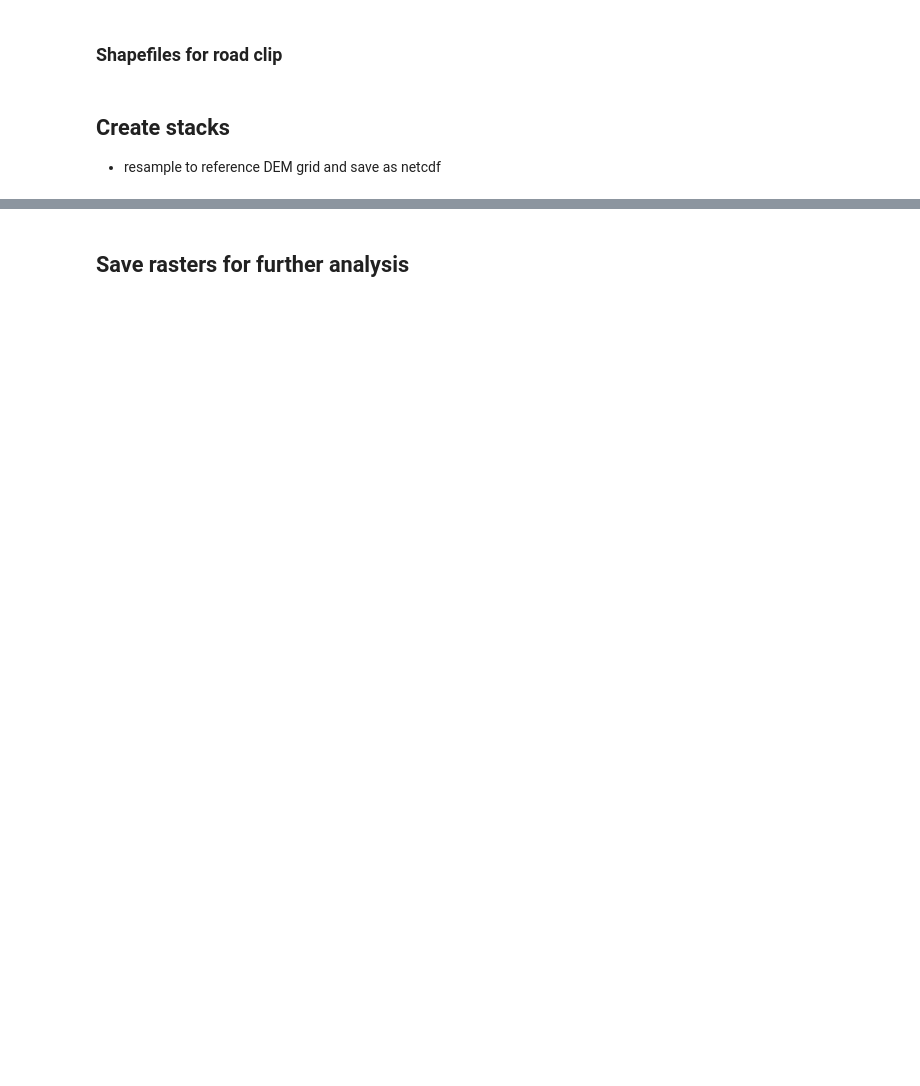
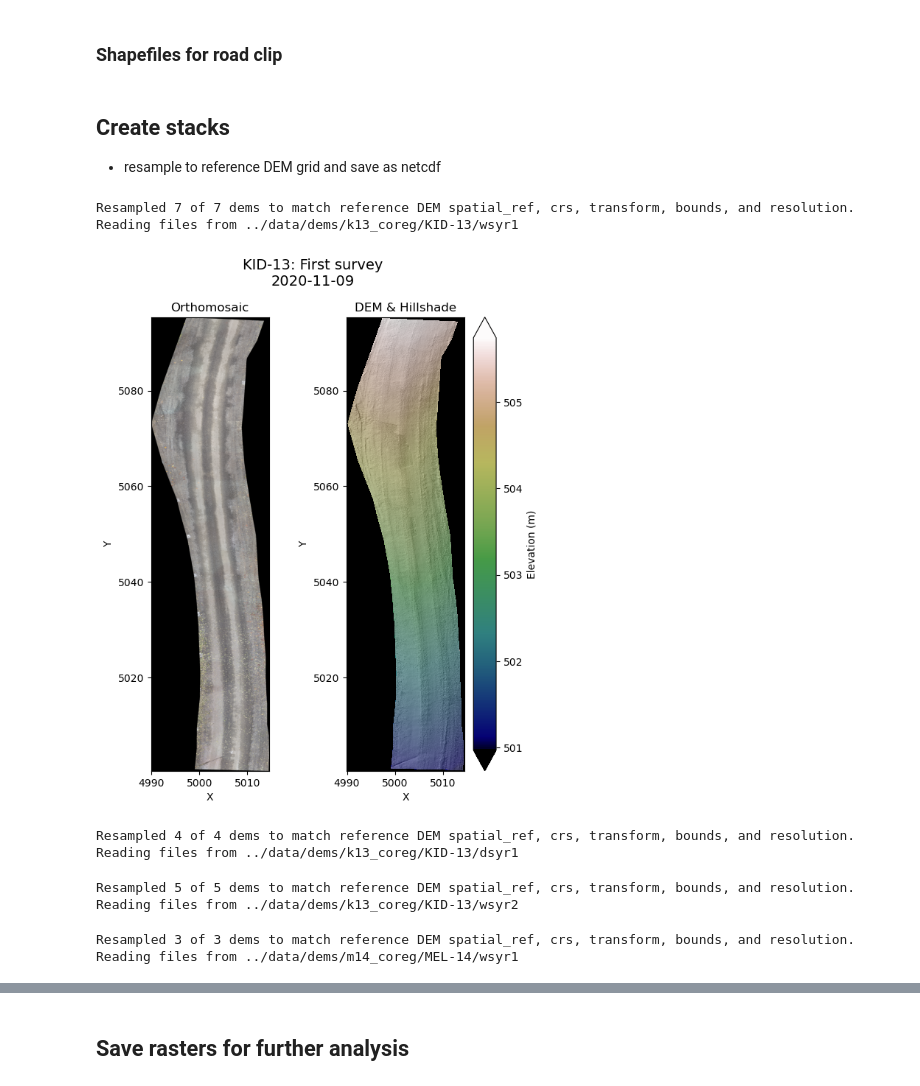
Before and after one commit to amanaster2/micro_diff, a Jupyter notebook: notebooks/raster_analysis.ipynb, the cells around one changed output, grey strips where cells are left out. Saved outputs shown, nothing was run; the diff lists cells and outputs as text; code cells hidden in the pictures; blank space fills up the shorter version.

Commit message:
Added orthomosaics; added hillshades; commented out LiDAR dataset code

```diff
--- a/notebooks/raster_analysis.ipynb
+++ b/notebooks/raster_analysis.ipynb
@@ -51,3 +47,6 @@ m14_wsyr1_dem_files, m14_dsyr1_dem_files, m14_wsyr2_dem_files
+# %%
+k13_ortho1 = '/home/adalvis/github/micro_diff/data/orthomosaics/k13/k13_20201109_ortho.tif'
+m14_ortho1 = '/home/adalvis/github/micro_diff/data/orthomosaics/m14/m14_20201203_ortho.tif'
 # %% [markdown]
 ## Select analysis ready data
 - Assuming SfM and lidar collected on the same date are only used for validation of the SfM data
@@ -91,3 +54,13 @@ dsm_files_m14_wsyr2 = ['../data/dems/m14_coreg/MEL-14/wsyr2/m14_20220309_lidar_c
+# %%
+# KID-13
+dsm_files_k13_wsyr1 = k13_wsyr1_dem_files
+dsm_files_k13_dsyr1 = k13_dsyr1_dem_files
+dsm_files_k13_wsyr2 = k13_wsyr2_dem_files
+
+# MEL-14
+dsm_files_m14_wsyr1 = m14_wsyr1_dem_files
+dsm_files_m14_dsyr1 = m14_dsyr1_dem_files
+dsm_files_m14_wsyr2 = m14_wsyr2_dem_files
 # %% [markdown]
 ## Parse time stamps
 # %% [markdown]
@@ -186,6 +223,44 @@ ds_k13_wsyr1 = gtsa.io.xr_stack_geotifs(
 )
 
 ds_k13_wsyr1 = ds_k13_wsyr1.rio.clip(k13_mask_gdf["geometry"])
+# %% [output]
+Resampled 7 of 7 dems to match reference DEM spatial_ref, crs, transform, bounds, and resolution.
+Reading files from ../data/dems/k13_coreg/KID-13/wsyr1
+# %%
+k13_ortho = rio.open_rasterio(k13_ortho1).squeeze()
+# k13_ortho.rio.write_crs(k13_crs, inplace=True)
+k13_ortho_clip = k13_ortho.rio.clip(k13_mask_gdf.geometry)
+
+k13_img = np.dstack((k13_ortho_clip[0], k13_ortho_clip[1], k13_ortho_clip[2]))
+# %%
+dem_ds = gdal.Open('../data/dems/k13_coreg/KID-13/wsyr1/k13_20201110_sfm_coreg.tif')
+dem_ds = gdal.Warp('', dem_ds, cropToCutline=True, cutlineDSName='../data/vectors/kid_mask/roadClip/KID13_roadClip.shp', format='MEM')
+#Specify the type of product we want (e.g., hillshade, slope, aspect) - see gdaldem doc for list of avaiable options
+producttype = 'hillshade'
+#Create a GDAL hillshade dataset in memory
+hs_ds = gdal.DEMProcessing('', dem_ds, 'hillshade', zFactor=2, format='MEM')
+#Read the dataset as a NumPy array
+hs = hs_ds.ReadAsArray()
+hs_mask = np.ma.masked_values(hs, 0)
+
+fig, ax = plt.subplots(1, 2, figsize=(7, 8))
+ds_extent= ds_k13_wsyr1.rio.bounds()
+m = ax[1].imshow(ds_k13_wsyr1.isel(time=1)['band1'], cmap = 'gist_earth', extent = ds_extent)
+fig.colorbar(m, label='Elevation (m)', extend='both', ax=ax[1], fraction=0.25)
+
+ax[0].imshow(k13_img, extent = ds_extent)
+ax[0].set_title('Orthomosaic', fontsize=12)
+ax[1].imshow(hs_mask, cmap='gray', extent=ds_extent)
+ax[1].imshow(ds_k13_wsyr1.isel(time=1)['band1'], cmap = 'gist_earth', extent = ds_extent, alpha=0.5)
+ax[1].set_title('DEM & Hillshade', fontsize=12)
+fig.suptitle('KID-13: First survey\n2020-11-09', fontsize=14)
+for ax in ax.flat:
+    ax.set_facecolor('k')
+    ax.set_xlabel('X')
+    ax.set_ylabel('Y')
+plt.show();
+# %% [output]
+[figure, added]
 # %%
 reference_dem_k13_dsyr1 = dsm_files_k13_dsyr1[0]
 
@@ -201,6 +276,9 @@ ds_k13_dsyr1 = gtsa.io.xr_stack_geotifs(
 )
 
 ds_k13_dsyr1 = ds_k13_dsyr1.rio.clip(k13_mask_gdf["geometry"])
+# %% [output]
+Resampled 4 of 4 dems to match reference DEM spatial_ref, crs, transform, bounds, and resolution.
+Reading files from ../data/dems/k13_coreg/KID-13/dsyr1
 # %%
 reference_dem_k13_wsyr2 = dsm_files_k13_wsyr2[0]
 
@@ -216,6 +294,9 @@ ds_k13_wsyr2 = gtsa.io.xr_stack_geotifs(
 )
 
 ds_k13_wsyr2 = ds_k13_wsyr2.rio.clip(k13_mask_gdf["geometry"])
+# %% [output]
+Resampled 5 of 5 dems to match reference DEM spatial_ref, crs, transform, bounds, and resolution.
+Reading files from ../data/dems/k13_coreg/KID-13/wsyr2
 # %%
 reference_dem_m14_wsyr1 = dsm_files_m14_wsyr1[0]
 
@@ -231,3 +312,6 @@ ds_m14_wsyr1 = gtsa.io.xr_stack_geotifs(
 )
 
 ds_m14_wsyr1 = ds_m14_wsyr1.rio.clip(m14_mask_gdf["geometry"])
+# %% [output]
+Resampled 3 of 3 dems to match reference DEM spatial_ref, crs, transform, bounds, and resolution.
+Reading files from ../data/dems/m14_coreg/MEL-14/wsyr1
```
Also changed, not shown: parts of 31 cells of this notebook.
